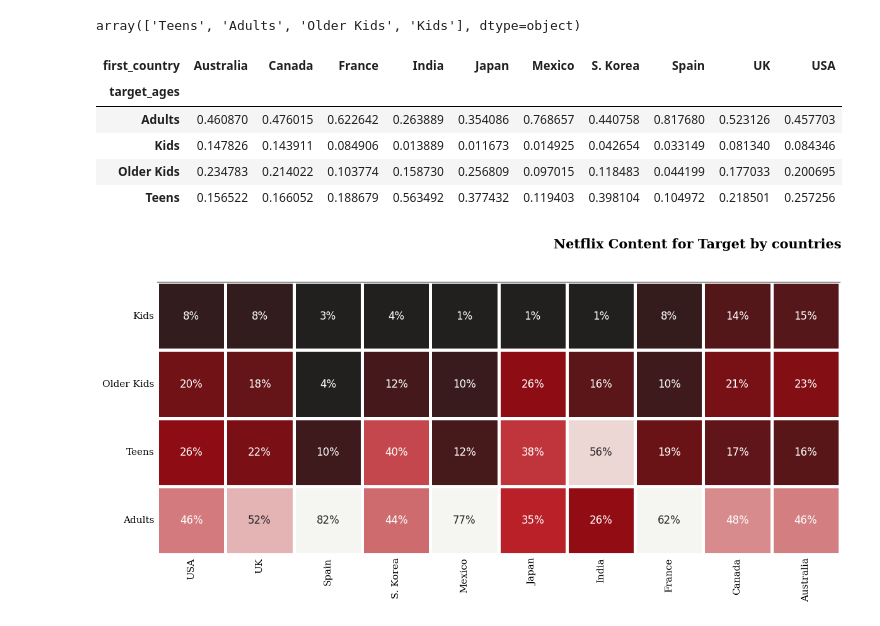
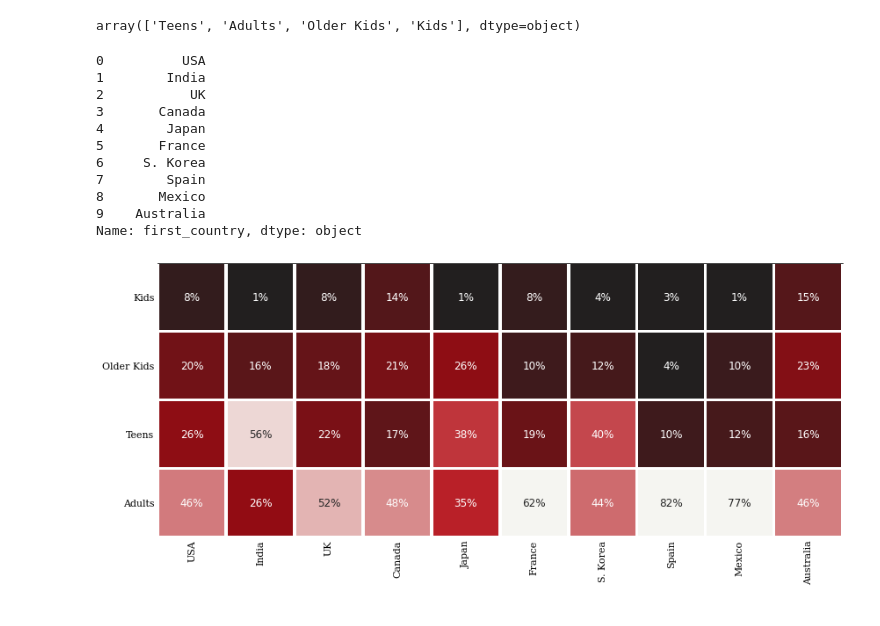
Before and after one commit to MarcoSorrenti/DataVisualization, a Jupyter notebook: netflix_analysis/src/data/netflix_data_visualization.ipynb, the cells around one changed output. Cells and saved outputs as stored; diff of their text form; code cells hidden in the pictures.

Commit message:
added info + data + small bug fix

```diff
--- a/netflix_analysis/src/data/netflix_data_visualization.ipynb
+++ b/netflix_analysis/src/data/netflix_data_visualization.ipynb
@@ -168,41 +157,43 @@ df_heatmap = pd.crosstab(df_heatmap['first_country'],df_heatmap['target_ages'],n
-# %%
-df_heatmap
-# %% [output]
-| first_country | Australia | Canada | France | India | Japan | Mexico | S. Korea | Spain | UK | USA |
-| target_ages |  |  |  |  |  |  |  |  |  |  |
-| Adults | 0.460870 | 0.476015 | 0.622642 | 0.263889 | 0.354086 | 0.768657 | 0.440758 | 0.817680 | 0.523126 | 0.457703 |
-| Kids | 0.147826 | 0.143911 | 0.084906 | 0.013889 | 0.011673 | 0.014925 | 0.042654 | 0.033149 | 0.081340 | 0.084346 |
-| Older Kids | 0.234783 | 0.214022 | 0.103774 | 0.158730 | 0.256809 | 0.097015 | 0.118483 | 0.044199 | 0.177033 | 0.200695 |
-| Teens | 0.156522 | 0.166052 | 0.188679 | 0.563492 | 0.377432 | 0.119403 | 0.398104 | 0.104972 | 0.218501 | 0.257256 |
+# %%
+data
+# %% [output]
+0          USA
+1        India
+2           UK
+3       Canada
+4        Japan
+5       France
+6     S. Korea
+7        Spain
+8       Mexico
+9    Australia
+Name: first_country, dtype: object
 # %%
 import seaborn as sns
 import matplotlib.colors
 
 cmap = matplotlib.colors.LinearSegmentedColormap.from_list("", ['#221f1f', '#b20710','#f5f5f1'])
 
 fig, ax = plt.subplots(1, 1, figsize=(12, 12))
 
-country_order2 = ['USA', 'UK', 'Spain', 'S. Korea', 'Mexico', 'Japan', 'India', 'France', 'Canada', 'Australia']
+country_order2 = ['USA', 'India', 'UK', 'Canada', 'Japan', 'France', 'S. Korea', 'Spain', 'Mexico', 'Australia']
 
 age_order = ['Kids','Older Kids','Teens','Adults']
 
 sns.heatmap(df_heatmap.loc[age_order,country_order2],cmap=cmap,square=True, linewidth=2.5,cbar=False,
             annot=True,fmt='1.0%',vmax=.6,vmin=0.05,ax=ax,annot_kws={"fontsize":12})
 
 ax.spines['top'].set_visible(True)
-
-
-fig.text(.99, .725, 'Netflix Content for Target by countries', fontweight='bold', fontfamily='serif', fontsize=15,ha='right')
 
 ax.set_yticklabels(ax.get_yticklabels(), fontfamily='serif', rotation = 0, fontsize=11)
 ax.set_xticklabels(ax.get_xticklabels(), fontfamily='serif', rotation=90, fontsize=11)
 
 ax.set_ylabel('')
 ax.set_xlabel('')
 ax.tick_params(axis=u'both', which=u'both',length=0)
 plt.tight_layout()
 
 plt.savefig('../Dashboard/Components/data/netflix_country_target.png')
 plt.show()
 # %% [output]
-[figure, old version]
+[figure, new version]
```
Also changed, not shown: parts of 4 cells of this notebook, 13 other files.
